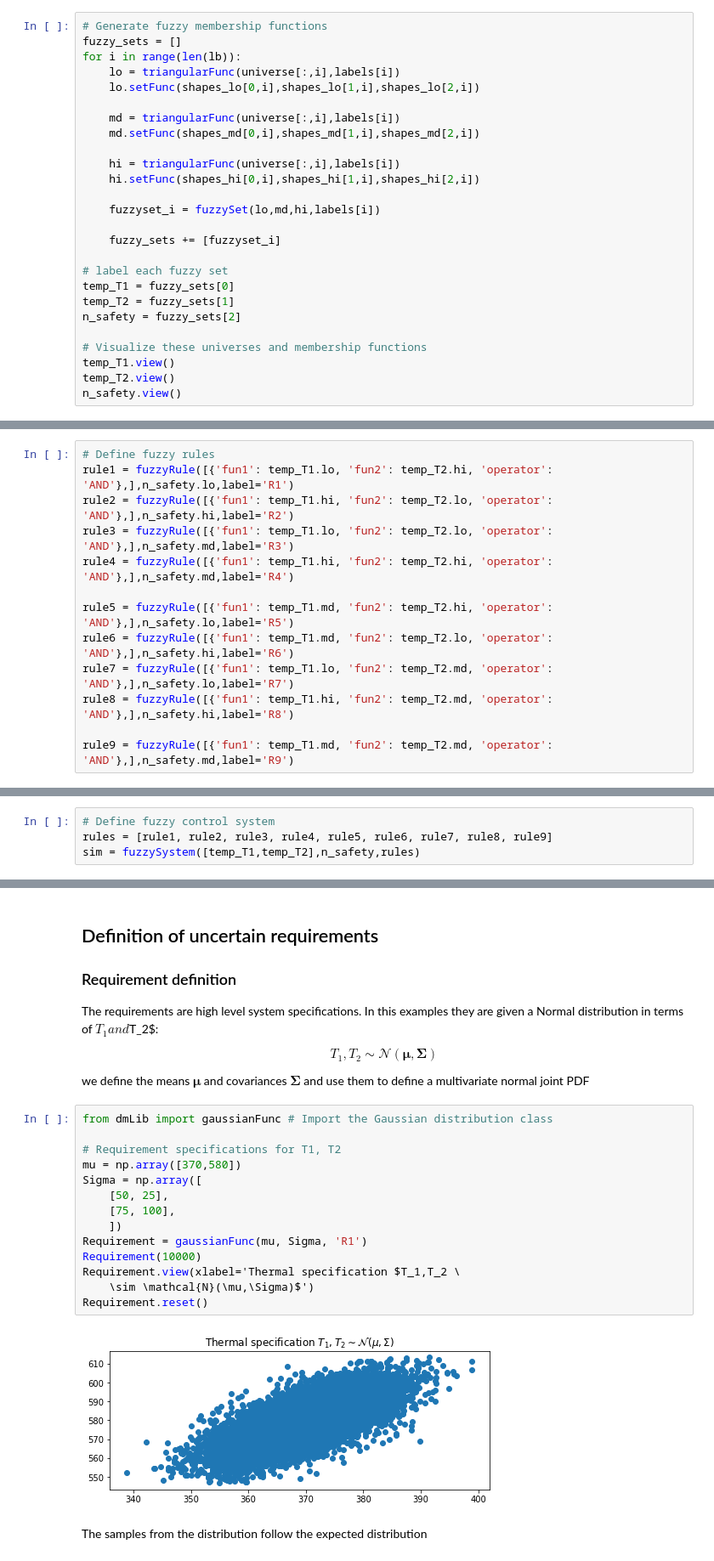
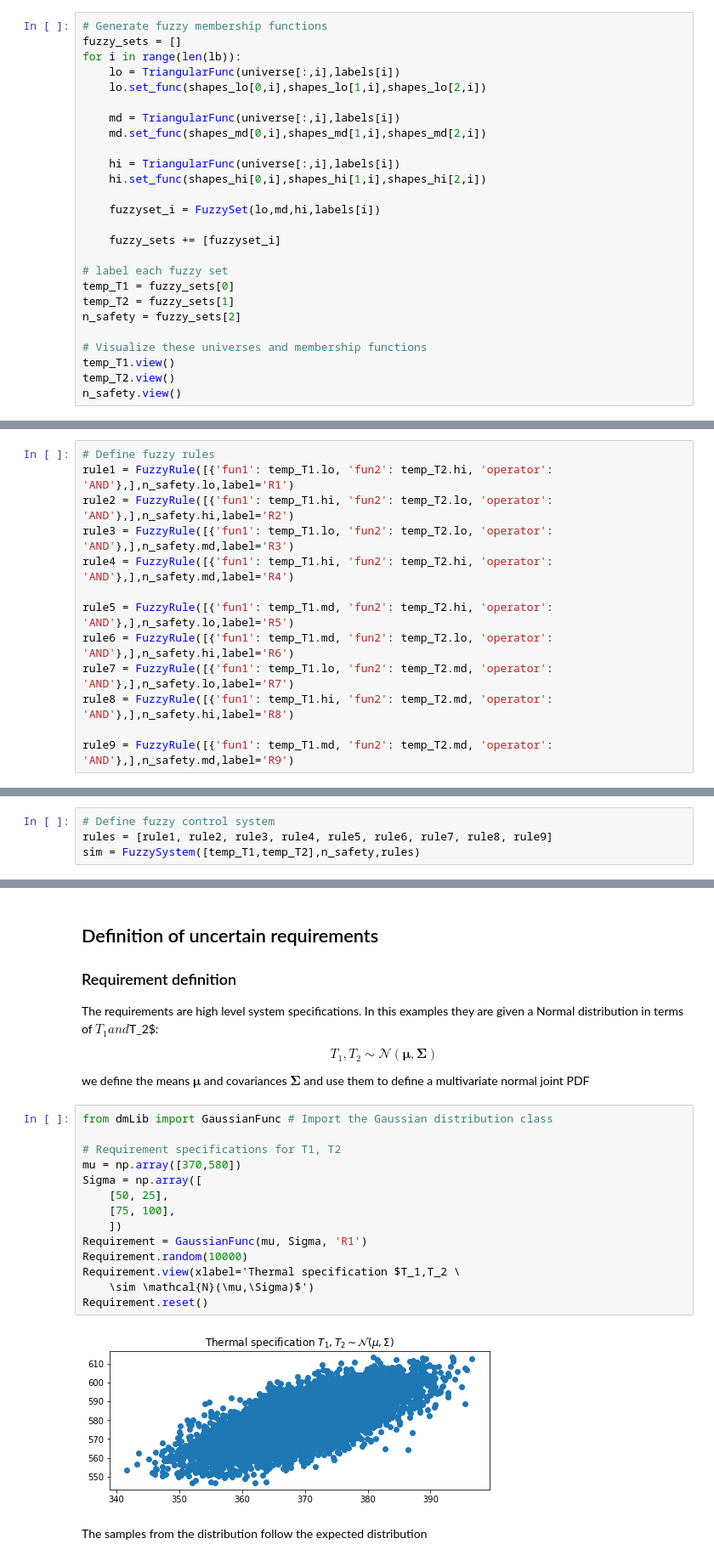
Before and after one commit to sed-group/mvmlib, a Jupyter notebook: docs/source/notebooks/TRS_example.ipynb, the cells around one changed output, grey strips where cells are left out. Shown: that part at 85% size. Drawn from its saved outputs; the diff is of its cells as text.

```diff
--- a/docs/source/notebooks/TRS_example.ipynb
+++ b/docs/source/notebooks/TRS_example.ipynb
@@ -45,16 +45,16 @@ Next we create fuzzy set object for each parameter by looping over ``lb``, ``ub`
 # Generate fuzzy membership functions
 fuzzy_sets = []
 for i in range(len(lb)):
-    lo = triangularFunc(universe[:,i],labels[i])
-    lo.setFunc(shapes_lo[0,i],shapes_lo[1,i],shapes_lo[2,i])
+    lo = TriangularFunc(universe[:,i],labels[i])
+    lo.set_func(shapes_lo[0,i],shapes_lo[1,i],shapes_lo[2,i])
 
-    md = triangularFunc(universe[:,i],labels[i])
-    md.setFunc(shapes_md[0,i],shapes_md[1,i],shapes_md[2,i])
+    md = TriangularFunc(universe[:,i],labels[i])
+    md.set_func(shapes_md[0,i],shapes_md[1,i],shapes_md[2,i])
 
-    hi = triangularFunc(universe[:,i],labels[i])
-    hi.setFunc(shapes_hi[0,i],shapes_hi[1,i],shapes_hi[2,i])
+    hi = TriangularFunc(universe[:,i],labels[i])
+    hi.set_func(shapes_hi[0,i],shapes_hi[1,i],shapes_hi[2,i])
 
-    fuzzyset_i = fuzzySet(lo,md,hi,labels[i])
+    fuzzyset_i = FuzzySet(lo,md,hi,labels[i])
 
     fuzzy_sets += [fuzzyset_i]
 
@@ -91,17 +91,17 @@ The following fuzzy rules should be applied in our fuzzy logic system:
 </table>
 # %%
 # Define fuzzy rules
-rule1 = fuzzyRule([{'fun1': temp_T1.lo, 'fun2': temp_T2.hi, 'operator': 'AND'},],n_safety.lo,label='R1')
-rule2 = fuzzyRule([{'fun1': temp_T1.hi, 'fun2': temp_T2.lo, 'operator': 'AND'},],n_safety.hi,label='R2')
-rule3 = fuzzyRule([{'fun1': temp_T1.lo, 'fun2': temp_T2.lo, 'operator': 'AND'},],n_safety.md,label='R3')
-rule4 = fuzzyRule([{'fun1': temp_T1.hi, 'fun2': temp_T2.hi, 'operator': 'AND'},],n_safety.md,label='R4')
+rule1 = FuzzyRule([{'fun1': temp_T1.lo, 'fun2': temp_T2.hi, 'operator': 'AND'},],n_safety.lo,label='R1')
+rule2 = FuzzyRule([{'fun1': temp_T1.hi, 'fun2': temp_T2.lo, 'operator': 'AND'},],n_safety.hi,label='R2')
+rule3 = FuzzyRule([{'fun1': temp_T1.lo, 'fun2': temp_T2.lo, 'operator': 'AND'},],n_safety.md,label='R3')
+rule4 = FuzzyRule([{'fun1': temp_T1.hi, 'fun2': temp_T2.hi, 'operator': 'AND'},],n_safety.md,label='R4')
 
-rule5 = fuzzyRule([{'fun1': temp_T1.md, 'fun2': temp_T2.hi, 'operator': 'AND'},],n_safety.lo,label='R5')
-rule6 = fuzzyRule([{'fun1': temp_T1.md, 'fun2': temp_T2.lo, 'operator': 'AND'},],n_safety.hi,label='R6')
-rule7 = fuzzyRule([{'fun1': temp_T1.lo, 'fun2': temp_T2.md, 'operator': 'AND'},],n_safety.lo,label='R7')
-rule8 = fuzzyRule([{'fun1': temp_T1.hi, 'fun2': temp_T2.md, 'operator': 'AND'},],n_safety.hi,label='R8')
+rule5 = FuzzyRule([{'fun1': temp_T1.md, 'fun2': temp_T2.hi, 'operator': 'AND'},],n_safety.lo,label='R5')
+rule6 = FuzzyRule([{'fun1': temp_T1.md, 'fun2': temp_T2.lo, 'operator': 'AND'},],n_safety.hi,label='R6')
+rule7 = FuzzyRule([{'fun1': temp_T1.lo, 'fun2': temp_T2.md, 'operator': 'AND'},],n_safety.lo,label='R7')
+rule8 = FuzzyRule([{'fun1': temp_T1.hi, 'fun2': temp_T2.md, 'operator': 'AND'},],n_safety.hi,label='R8')
 
-rule9 = fuzzyRule([{'fun1': temp_T1.md, 'fun2': temp_T2.md, 'operator': 'AND'},],n_safety.md,label='R9')
+rule9 = FuzzyRule([{'fun1': temp_T1.md, 'fun2': temp_T2.md, 'operator': 'AND'},],n_safety.md,label='R9')
 # %% [markdown]
 ## Fuzzy inference on a single loadcase
 
@@ -111,7 +111,7 @@ All of these outputs are displayed in the plot below.
 # %%
 # Define fuzzy control system
 rules = [rule1, rule2, rule3, rule4, rule5, rule6, rule7, rule8, rule9]
-sim = fuzzySystem([temp_T1,temp_T2],n_safety,rules)
+sim = FuzzySystem([temp_T1,temp_T2],n_safety,rules)
 # %%
 # Define inputs and compute the behaviour of the TRS at a given temperature
 inputs = np.array([
@@ -181,21 +181,21 @@ $$
 
 we define the means $\boldsymbol{\mu}$ and covariances $\boldsymbol{\Sigma}$ and use them to define a multivariate normal joint PDF
 # %%
-from dmLib import gaussianFunc # Import the Gaussian distribution class
+from dmLib import GaussianFunc # Import the Gaussian distribution class
 
 # Requirement specifications for T1, T2
 mu = np.array([370,580])
 Sigma = np.array([
     [50, 25],
     [75, 100],
     ])
-Requirement = gaussianFunc(mu, Sigma, 'R1')
-Requirement(10000)
+Requirement = GaussianFunc(mu, Sigma, 'R1')
+Requirement.random(10000)
 Requirement.view(xlabel='Thermal specification $T_1,T_2 \
     \sim \mathcal{N}(\mu,\Sigma)$')
 Requirement.reset()
 # %% [output]
-[figure, old version]
+[figure, new version]
 # %% [markdown]
 The samples from the distribution follow the expected distribution
 # %% [markdown]
```
Also changed, not shown: parts of 9 cells of this notebook, 18 other files.
